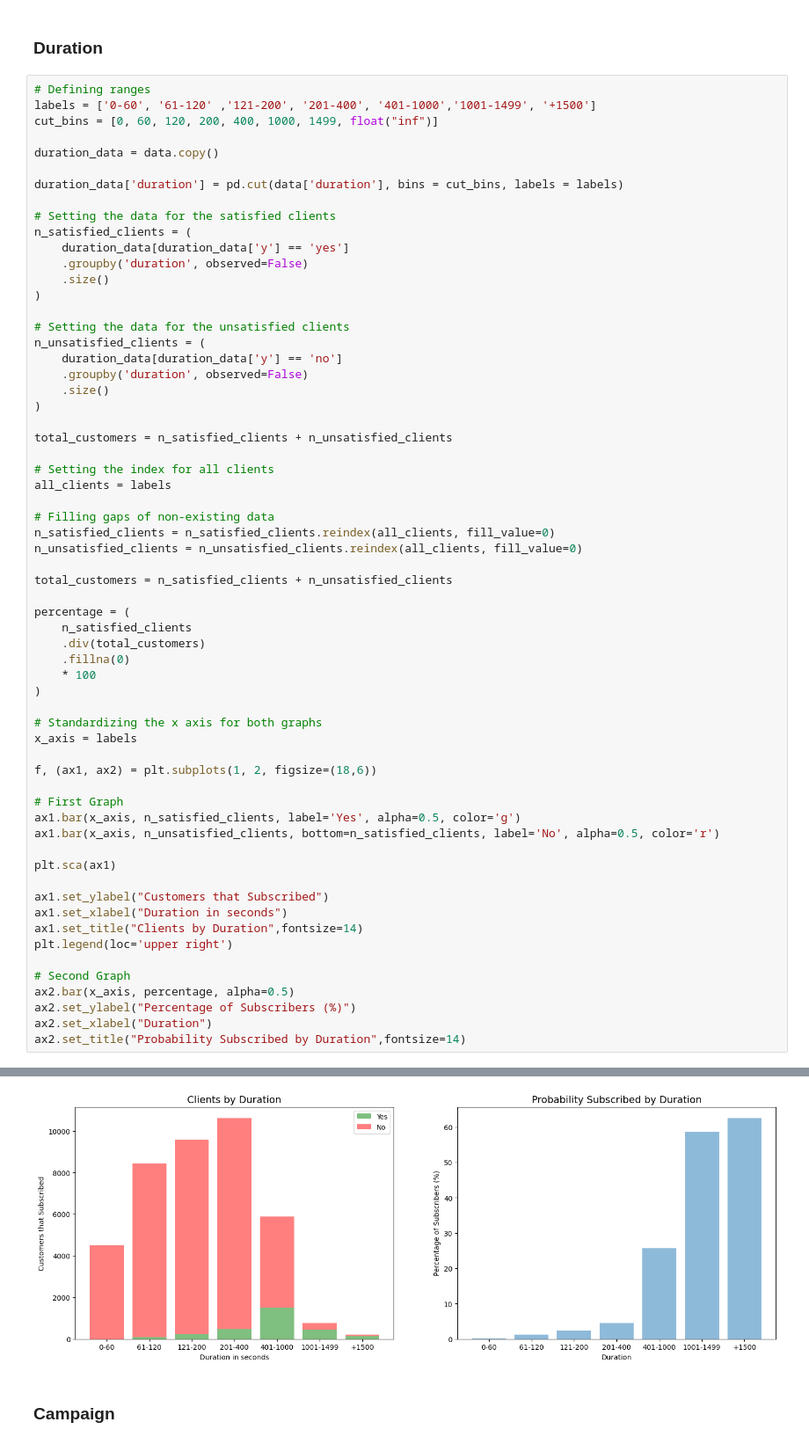
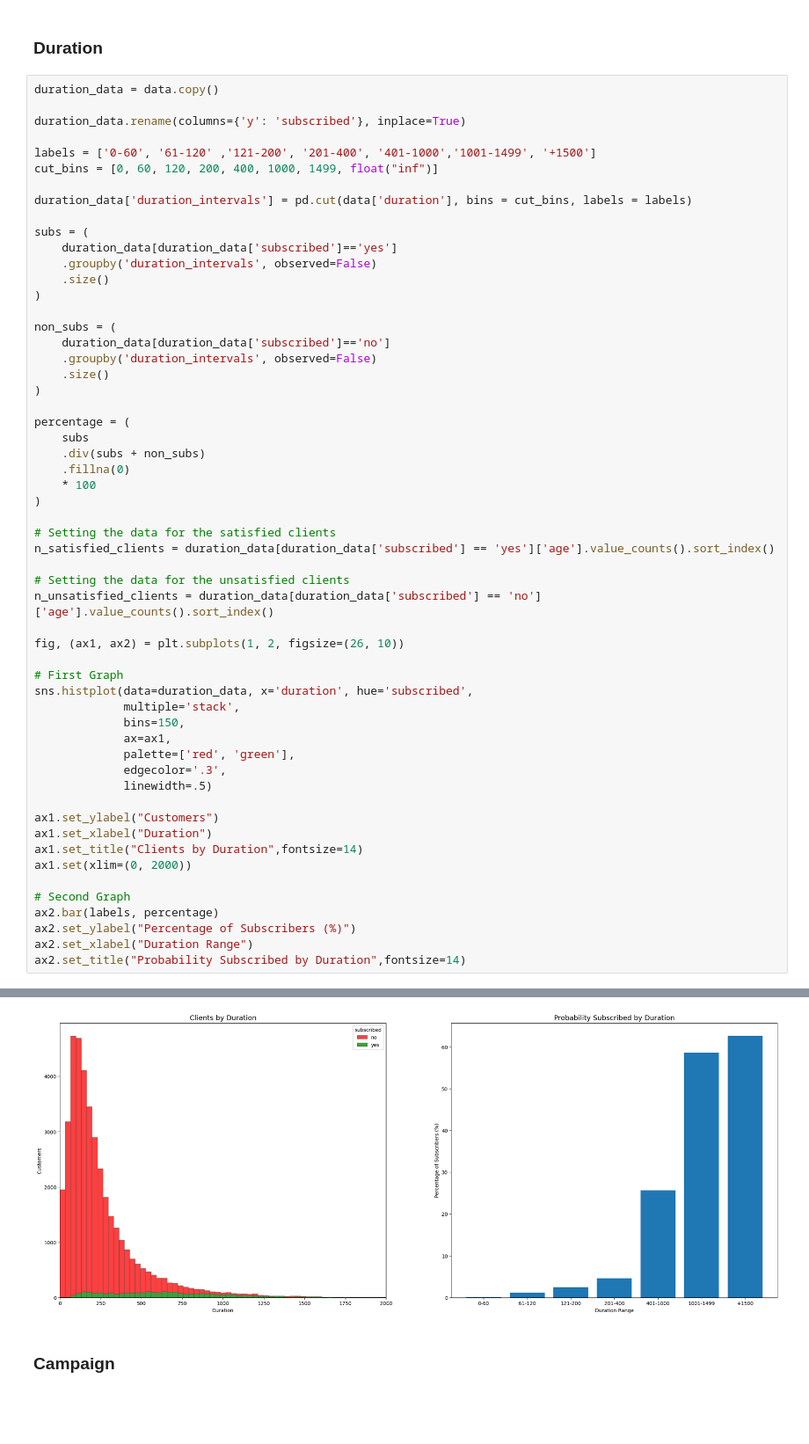
Before and after one commit to Gabriel2002Can/banking-market-model, a Jupyter notebook: term-deposit-marketing.ipynb, the cells around one changed output, grey strips where cells are left out. Shown at 88% size. Cells and saved outputs as stored; diff of their text form; blank space fills up the shorter version.

```diff
--- a/term-deposit-marketing.ipynb
+++ b/term-deposit-marketing.ipynb
@@ -757,70 +745,64 @@ Text(0.5, 1.0, 'Probability Subscribed by Month')
 # %% [markdown]
 ### Duration
 # %%
-# Defining ranges
+duration_data = data.copy()
+
+duration_data.rename(columns={'y': 'subscribed'}, inplace=True)
+
 labels = ['0-60', '61-120' ,'121-200', '201-400', '401-1000','1001-1499', '+1500']
 cut_bins = [0, 60, 120, 200, 400, 1000, 1499, float("inf")]
 
-duration_data = data.copy()
+duration_data['duration_intervals'] = pd.cut(data['duration'], bins = cut_bins, labels = labels)
 
-duration_data['duration'] = pd.cut(data['duration'], bins = cut_bins, labels = labels)
-
-# Setting the data for the satisfied clients
-n_satisfied_clients = (
-    duration_data[duration_data['y'] == 'yes']
-    .groupby('duration', observed=False)
+subs = (
+    duration_data[duration_data['subscribed']=='yes']
+    .groupby('duration_intervals', observed=False)
     .size()
 )
 
-# Setting the data for the unsatisfied clients
-n_unsatisfied_clients = (
-    duration_data[duration_data['y'] == 'no']
-    .groupby('duration', observed=False)
+non_subs = (
+    duration_data[duration_data['subscribed']=='no']
+    .groupby('duration_intervals', observed=False)
     .size()
 )
 
-total_customers = n_satisfied_clients + n_unsatisfied_clients
-
-# Setting the index for all clients
-all_clients = labels
-
-# Filling gaps of non-existing data
-n_satisfied_clients = n_satisfied_clients.reindex(all_clients, fill_value=0)
-n_unsatisfied_clients = n_unsatisfied_clients.reindex(all_clients, fill_value=0)
-
-total_customers = n_satisfied_clients + n_unsatisfied_clients
-
 percentage = (
-    n_satisfied_clients
-    .div(total_customers)
+    subs
+    .div(subs + non_subs)
     .fillna(0)
     * 100
 )
 
-# Standardizing the x axis for both graphs
-x_axis = labels
+# Setting the data for the satisfied clients
+n_satisfied_clients = duration_data[duration_data['subscribed'] == 'yes']['age'].value_counts().sort_index()
 
-f, (ax1, ax2) = plt.subplots(1, 2, figsize=(18,6))
+# Setting the data for the unsatisfied clients
+n_unsatisfied_clients = duration_data[duration_data['subscribed'] == 'no']['age'].value_counts().sort_index()
+
+fig, (ax1, ax2) = plt.subplots(1, 2, figsize=(26, 10))
 
 # First Graph
-ax1.bar(x_axis, n_satisfied_clients, label='Yes', alpha=0.5, color='g')
-ax1.bar(x_axis, n_unsatisfied_clients, bottom=n_satisfied_clients, label='No', alpha=0.5, color='r')
+sns.histplot(data=duration_data, x='duration', hue='subscribed',
+             multiple='stack',
+             bins=150,
+             ax=ax1,
+             palette=['red', 'green'],
+             edgecolor='.3',
+             linewidth=.5)
 
-plt.sca(ax1)
-
-ax1.set_ylabel("Customers that Subscribed")
-ax1.set_xlabel("Duration in seconds")
+ax1.set_ylabel("Customers")
+ax1.set_xlabel("Duration")
 ax1.set_title("Clients by Duration",fontsize=14)
-plt.legend(loc='upper right')
+ax1.set(xlim=(0, 2000))
 
 # Second Graph
-ax2.bar(x_axis, percentage, alpha=0.5)
+ax2.bar(labels, percentage)
 ax2.set_ylabel("Percentage of Subscribers (%)")
-ax2.set_xlabel("Duration")
+ax2.set_xlabel("Duration Range")
 ax2.set_title("Probability Subscribed by Duration",fontsize=14)
 # %% [output]
 Text(0.5, 1.0, 'Probability Subscribed by Duration')
-[figure, old version]
+[figure, new version]
 # %% [markdown]
 ### Campaign
 # %%
```
Also changed, not shown: parts of 15 cells of this notebook.
